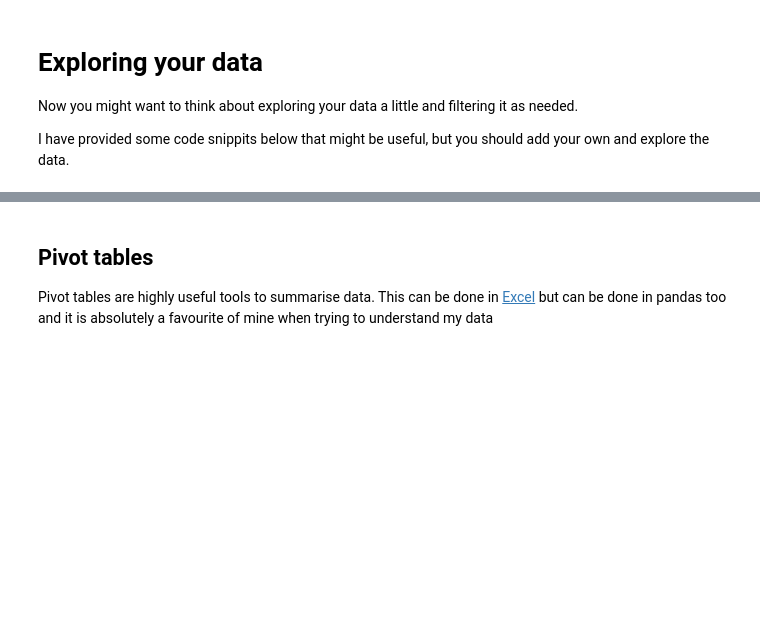
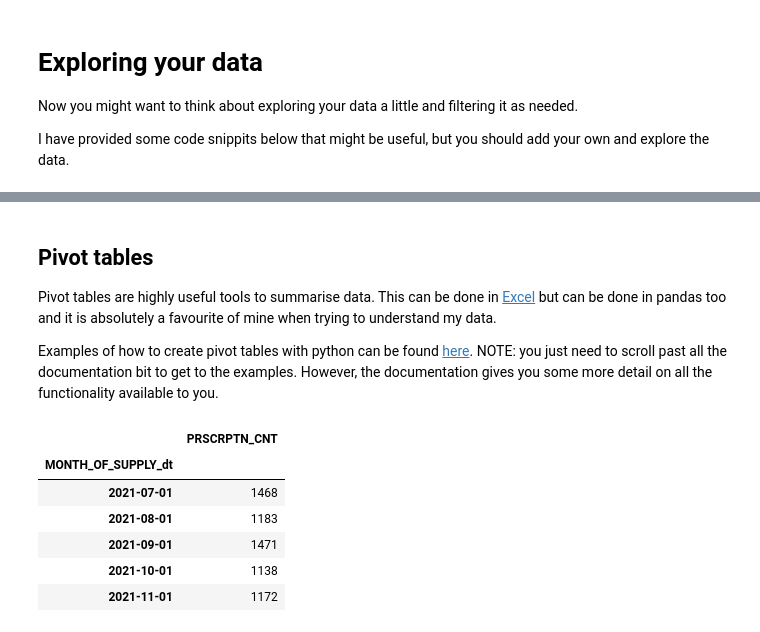
Before and after one commit to p-stehlik/StudentNotebooks, a Jupyter notebook: PBSTimeSeries.ipynb, the cells around one changed output, grey strips where cells are left out. Saved outputs shown, nothing was run; the diff lists cells and outputs as text; code cells hidden in the pictures; blank space fills up the shorter version.

```diff
--- a/PBSTimeSeries.ipynb
+++ b/PBSTimeSeries.ipynb
@@ -197,4 +200,7 @@ dtype: int64
 # %% [markdown]
 ## Pivot tables
 
-Pivot tables are highly useful tools to summarise data. This can be done in [Excel](https://support.microsoft.com/en-us/office/overview-of-pivottables-and-pivotcharts-527c8fa3-02c0-445a-a2db-7794676bce96#:~:text=A%20PivotTable%20is%20an%20interactive,unanticipated%20questions%20about%20your%20data.) but can be done in pandas too and it is absolutely a favourite of mine when trying to understand my data
+Pivot tables are highly useful tools to summarise data. This can be done in [Excel](https://support.microsoft.com/en-us/office/overview-of-pivottables-and-pivotcharts-527c8fa3-02c0-445a-a2db-7794676bce96#:~:text=A%20PivotTable%20is%20an%20interactive,unanticipated%20questions%20about%20your%20data.) but can be done in pandas too and it is absolutely a favourite of mine when trying to understand my data.
+
+Examples of how to create pivot tables with python can be found [here](https://pandas.pydata.org/docs/reference/api/pandas.pivot_table.html).
+NOTE: you just need to scroll past all the documentation bit to get to the examples. However, the documentation gives you some more detail on all the functionality available to you.
@@ -202,0 +207,19 @@ Pivot tables are highly useful tools to summarise data. This can be done in [Exc
+# %%
+#Lets say we want to look at the number of scripts each month, irrespective of script type etc
+
+scriptCount_table = pd.pivot_table( df_PBSFiltered, #the dataframe
+                                   values="PRSCRPTN_CNT", #which column to group on - in this case the number of scripts
+                                    index=["MONTH_OF_SUPPLY_dt"], #group by column - in this case date!
+                                    aggfunc="sum" #what you want to do
+)
+
+#show the first few rows
+scriptCount_table.head()
+# %% [output]
+|  | PRSCRPTN_CNT |
+| MONTH_OF_SUPPLY_dt |  |
+| 2021-07-01 | 1468 |
+| 2021-08-01 | 1183 |
+| 2021-09-01 | 1471 |
+| 2021-10-01 | 1138 |
+| 2021-11-01 | 1172 |
```
Also changed, not shown: parts of 14 cells of this notebook.
